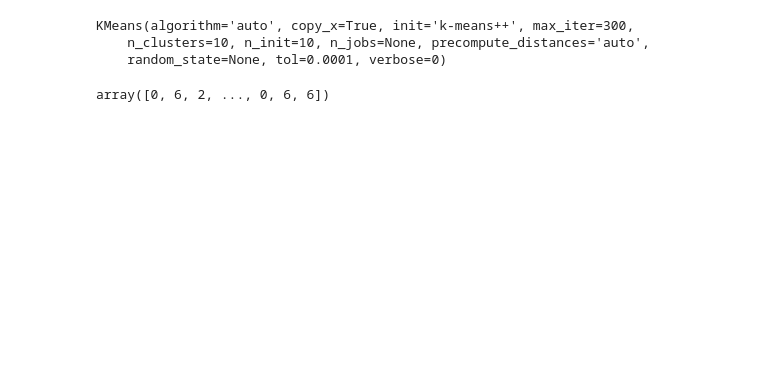
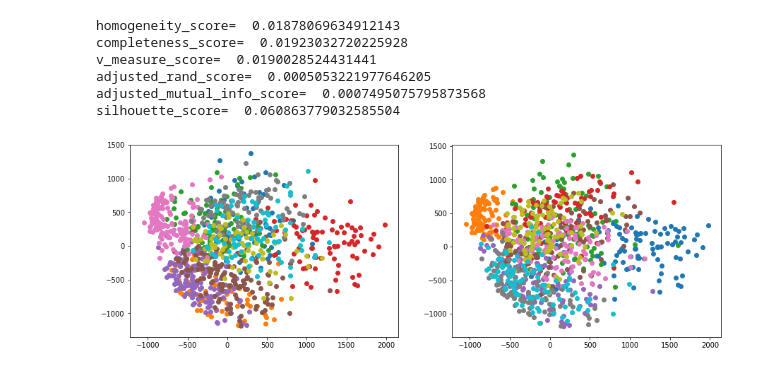
Before and after one commit to alan-arnoldo-alcantar/DataCience_UANL, a Jupyter notebook: p11/practica11.ipynb, the cells around one changed output. Drawn from its saved outputs; the diff is of its cells as text; code cells hidden in the pictures; blank space fills up the shorter version.

```diff
--- a/p11/practica11.ipynb
+++ b/p11/practica11.ipynb
@@ -15,6 +12,0 @@ array([[5., 0., 0., ..., 0., 0., 0.],
-# %%
-import pickle
-t=pickle.load(open('prueba\datos_particionados.pickle', 'rb'))#cargando la lista de particiones
-for i in range(len(t)):
-    t[i]=t[i].astype(int)
-###todo lo que esta en t son diferentes tama\~nos del conjunto de entrenamiento
@@ -22,18 +16,47 @@ for i in range(len(t)):
 from sklearn.cluster import KMeans
 from sklearn.decomposition import PCA
 
-datos=train[:,1:][t[0]] #se toman solo los pixeles de las imagenes, '[t[0]]' solo indica un tama\~no del conjunto de
+digitos_idx=dict()
+for i in range(10):
+    digitos_idx[str(i)]=list()
+for i in range(len(train)):
+    digitos_idx[str(int(train[i,0]))].append(i)
+sel_idx=np.array([])
+for i in digitos_idx:
+    sel_idx=np.append(sel_idx,np.random.choice(digitos_idx[i],100,replace=False,p=None))
+
+np.random.shuffle(sel_idx)
+sel_idx=sel_idx.astype('int32')
+
+datos=train[:,1:][sel_idx] #se toman solo los pixeles de las imagenes, '[t[0]]' solo indica un tama\~no del conjunto de
                         #datos
-labes=train[:,0][t[0]]  #se toman solo las etiquetas de cada imagen, '[t[0]]' solo indica un tama\~no del conjunto de
+labels=train[:,0][sel_idx]  #se toman solo las etiquetas de cada imagen, '[t[0]]' solo indica un tama\~no del conjunto de
                         #datos
 estimador=KMeans(init='k-means++', n_clusters=10, n_init=10)  #algoritmo de agrupamiento KMeans, indicando el solver,
                                                                 #numero de custer en este caso 10 por los diez digitos
 estimador.fit(datos)    #generando los grupos a partir solo de los pixeles de las imagenes
+#diferentes metricas que existen
+from sklearn import metrics
+print('homogeneity_score= ',metrics.homogeneity_score(labes, estimador.labels_))
+print('completeness_score= ',metrics.completeness_score(labes, estimador.labels_))
+print('v_measure_score= ',metrics.v_measure_score(labes, estimador.labels_))
+print('adjusted_rand_score= ',metrics.adjusted_rand_score(labes, estimador.labels_))
+print('adjusted_mutual_info_score= ',metrics.adjusted_mutual_info_score(labes,  estimador.labels_))
+print('silhouette_score= ',metrics.silhouette_score(datos, estimador.labels_,metric='euclidean',sample_size=300))
 # %% [output]
-KMeans(algorithm='auto', copy_x=True, init='k-means++', max_iter=300,
-    n_clusters=10, n_init=10, n_jobs=None, precompute_distances='auto',
-    random_state=None, tol=0.0001, verbose=0)
+homogeneity_score=  0.01878069634912143
+completeness_score=  0.01923032720225928
+v_measure_score=  0.0190028524431441
+adjusted_rand_score=  0.0005053221977646205
+adjusted_mutual_info_score=  0.0007495075795873568
+silhouette_score=  0.060863779032585504
-# %%
-estimador.labels_      #cluster al que corresponde cada una de las imagenes
-# %% [output]
-array([0, 6, 2, ..., 0, 6, 6])
+# %%
+#se aplica un PCA para reducir el numero de atributos a 2
+reduced_data = PCA(n_components=2).fit_transform(datos)
+#se grafica en forma de dispersion cada uno de los puntos que forman parte de un grupo
+fig, ax = plt.subplots(1,2,figsize=(15,5))
+for i in np.unique(estimador.labels_):
+    ax[0].scatter(reduced_data[:,0][np.where(estimador.labels_==i)[0]],reduced_data[:,1][np.where(estimador.labels_==i)[0]])
+    ax[1].scatter(reduced_data[:,0][np.where(labels==i)[0]],reduced_data[:,1][np.where(labels==i)[0]])
+# %% [output]
+[figure, added]
```
Also changed, not shown: parts of 9 cells of this notebook.
